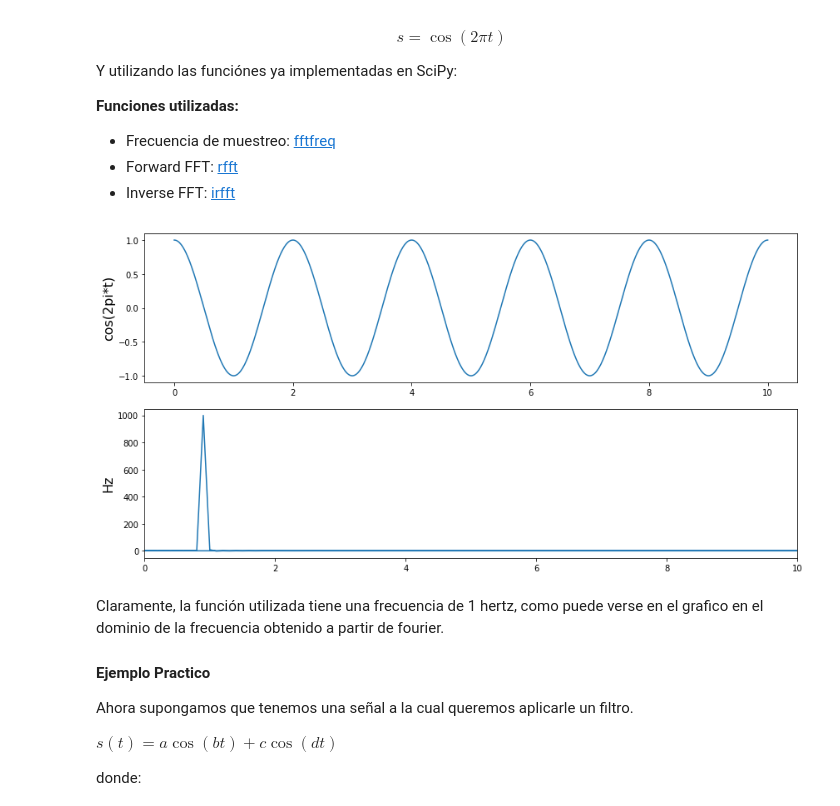
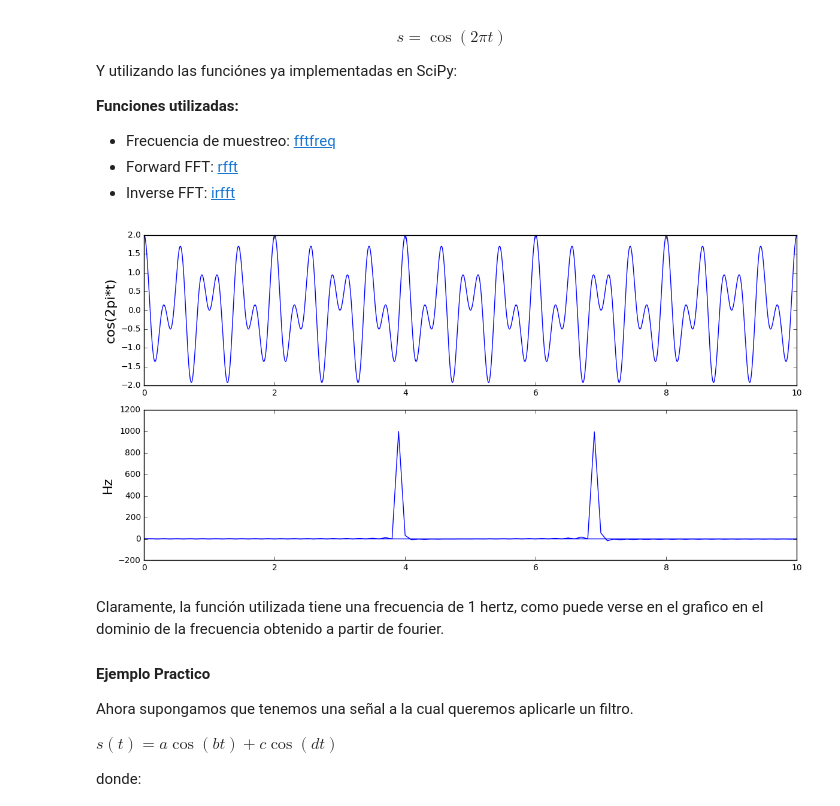
Before and after one commit to ezequielbeccaria/MATSUP_TPs, a Jupyter notebook: 05-TP_Transformada_Fourier.ipynb, the cells around one changed output. Saved outputs shown, nothing was run; the diff lists cells and outputs as text; code cells hidden in the pictures.

```diff
--- a/05-TP_Transformada_Fourier.ipynb
+++ b/05-TP_Transformada_Fourier.ipynb
@@ -108,28 +109,28 @@ Y utilizando las funciónes ya implementadas en SciPy:
 # %%
 import numpy as np
 from scipy.fftpack import rfft, irfft, fftfreq
 %matplotlib inline
 import matplotlib.pyplot as plt
 
 time   = np.linspace(0,10,2000)
-signal =  np.cos(np.pi*time)
+signal =  np.cos(4*np.pi*time)+np.cos(7*np.pi*time)
 
 W = fftfreq(signal.size, d=time[1]-time[0]) #Frecuencia de muestreo
 f_signal = rfft(signal)
 
 # plots
 fig, (ax1, ax2) = plt.subplots(2, 1, figsize=(12, 6))
 
 ax1.plot(time,signal)
 ax1.set_ylabel('cos(2pi*t)',fontsize=16)
 
 ax2.plot(W,f_signal)
 ax2.set_xlim([0, 10])
 ax2.set_ylabel('Hz',fontsize=16)
 fig.tight_layout()
 plt.show()
 # %% [output]
-[figure, old version]
+[figure, new version]
 # %% [markdown]
 Claramente, la función utilizada tiene una frecuencia de 1 hertz, como puede verse en el grafico en el dominio de la frecuencia obtenido a partir de fourier.
 
```
Also changed, not shown: parts of 6 cells of this notebook, 7 other files.
